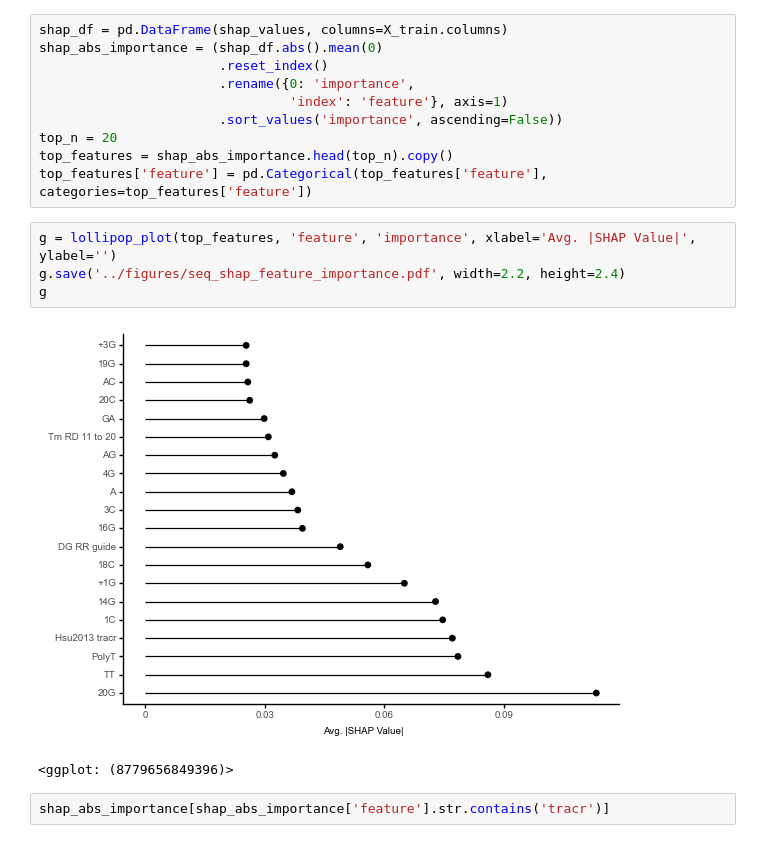
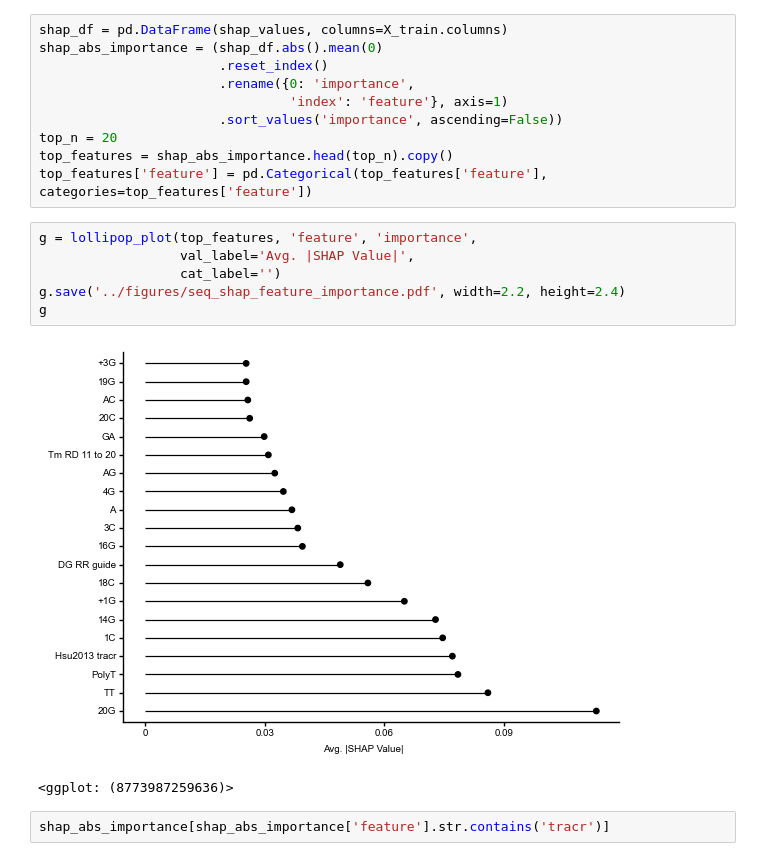
Before and after one commit to gpp-rnd/rs_dev, a Jupyter notebook: code/06_train_seq_model.ipynb, the cells around one changed output. Drawn from its saved outputs; the diff is of its cells as text.

```diff
--- a/code/06_train_seq_model.ipynb
+++ b/code/06_train_seq_model.ipynb
@@ -199,12 +205,14 @@ top_n = 20
 top_features = shap_abs_importance.head(top_n).copy()
 top_features['feature'] = pd.Categorical(top_features['feature'], categories=top_features['feature'])
 # %%
-g = lollipop_plot(top_features, 'feature', 'importance', xlabel='Avg. |SHAP Value|', ylabel='')
+g = lollipop_plot(top_features, 'feature', 'importance',
+                  val_label='Avg. |SHAP Value|',
+                  cat_label='')
 g.save('../figures/seq_shap_feature_importance.pdf', width=2.2, height=2.4)
 g
 # %% [output]
-[figure, old version]
+[figure, new version]
-<ggplot: (8779656849396)>
+<ggplot: (8773987259636)>
 # %%
 shap_abs_importance[shap_abs_importance['feature'].str.contains('tracr')]
 # %% [output]
```
Also changed, not shown: parts of 11 cells of this notebook, 1 other file.
